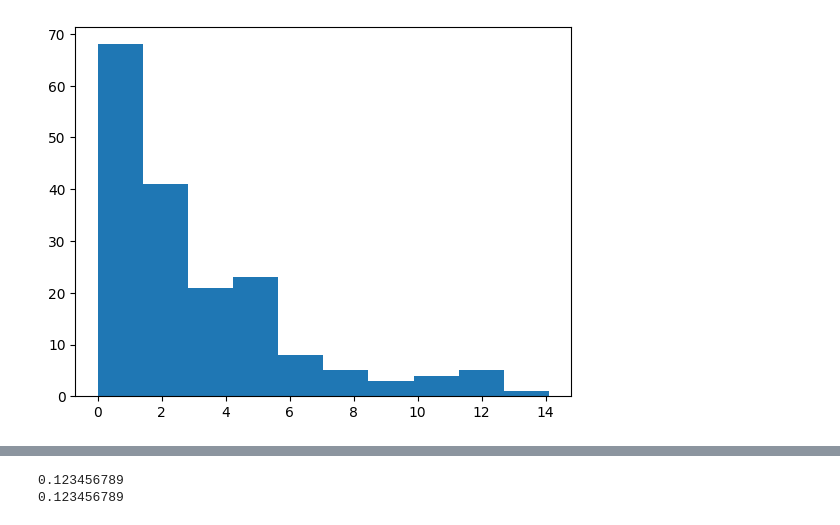
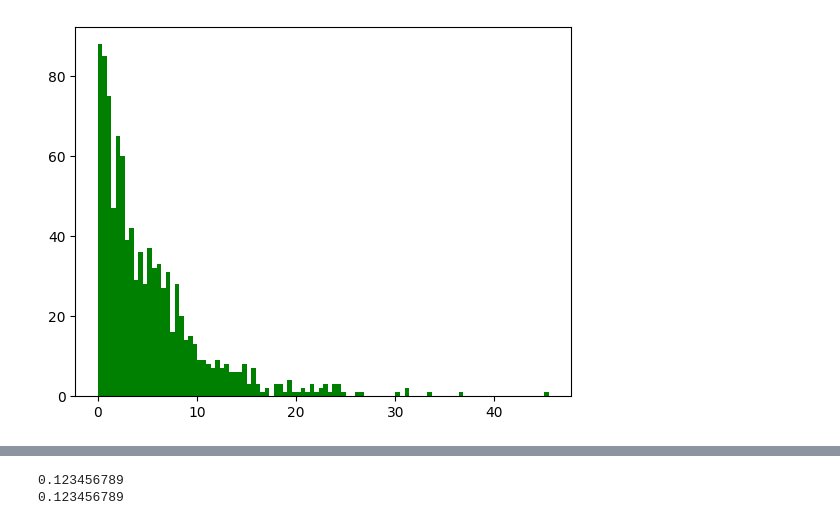
Before and after one commit to Wickidie/CollegeCs, a Jupyter notebook: Python/SimulationModeling/SimulationModeling.ipynb, the cells around one changed output, grey strips where cells are left out. Drawn from its saved outputs; the diff is of its cells as text; code cells hidden in the pictures.

```diff
--- a/Python/SimulationModeling/SimulationModeling.ipynb
+++ b/Python/SimulationModeling/SimulationModeling.ipynb
@@ -1,54 +1,87 @@
 # %%
 import numpy as np
 import pandas as pd
-import matplotlib
 from statsmodels.graphics.tsaplots import plot_acf
 import matplotlib.pyplot as plt
 
-def linearCongruentialMethod(seed, m, a, c, randomNums, noOfRandomNums):
-    already_seen = [-1] * (noOfRandomNums)
-    temp = ((seed * a) + c) % m
-    randomNums.append(round(temp / m, precision))
-    for i in range(1, noOfRandomNums):
-        temp = ((temp * a) + c) % m
-        randomNums.append(round(temp / m, precision))
-        if randomNums[i] not in already_seen:
-            already_seen[i] = randomNums[i]
+def linearCongruentialMethod(p_seed, p_m, p_a, p_c, p_noOfRandomNums, p_precision):
+    p_randomNums = []
+    p_already_seen = [-1] * (p_noOfRandomNums)
+    p_temp = ((p_seed * p_a) + p_c) % p_m
+    p_randomNums.append(round(p_temp / p_m, p_precision))
+    for i in range(1, p_noOfRandomNums):
+        p_temp = ((p_temp * p_a) + p_c) % p_m
+        p_randomNums.append(round(p_temp / p_m, p_precision))
+        if p_randomNums[i] not in p_already_seen:
+            p_already_seen[i] = p_randomNums[i]
         else:
             print("REPEAT AT = ", i)
             break
-    pass
+    return p_randomNums
 
-def inversTransformation(randomNums):
-    b = 3
+def inversTransformation(randomNums, precision):
+    inverse_variate = []
+    b = 5.372093023
     for i in range(0, len(randomNums), 1):
         x = -b * np.log(1 - randomNums[i])
-        randomVariate.append(x)
-        print(x)
-    pass
+        inverse_variate.append(round(x, precision))
+        # print(inverse_variate[i])
+    return inverse_variate
 
+def generateUniform(p_randomNums, p_precision):
+    p_uniform_variate = []
+    p_avg = 24.39534884
+    for i in range(0, len(p_randomNums), 1):
+        p_x = (2 * p_avg * p_randomNums[i])
+        p_uniform_variate.append(round(p_x, p_precision))
+        # print(uniform_variate[i])
+    return p_uniform_variate
 
+def generateKomposisi(p_randomNums, p_precision):
+    komposisi_variate = []
+    u1 = linearCongruentialMethod(42069, m, a, c, noOfRandomNums, p_precision)
+    u2 = linearCongruentialMethod(69420, m, a, c, noOfRandomNums, p_precision)
+    for i in range(0, len(p_randomNums), 1):
+        if u1[i] <= 0.5:
+            x = np.log(u2[i])
+        else:
+            x = -np.log(u2[i])
+        komposisi_variate.append(round(x, precision))
+        # print(u1[i])
+        # print(u2[i])
+        # print(komposisi_variate[i])
+    return komposisi_variate
 
-seed = 1
+seed = 12345
 m = 2**16 + 1    # Modulus parameter
 a = 75        # Multiplier term
 c = 74        # Increment term
-precision = 4
-noOfRandomNums = 10**4
-randomNums = []
-randomVariate = []
-list(randomNums)
-linearCongruentialMethod(seed, m, a, c, randomNums, noOfRandomNums)
+precision = 5
+noOfRandomNums = 10**3
+randomNums = linearCongruentialMethod(seed, m, a, c, noOfRandomNums, precision)
 for i in range(0, randomNums.__len__(), 1):
     # print(randomNums[i])
     pass
-inversTransformation(randomNums)
 
-data_lcg = pd.DataFrame(randomVariate)
-data_lcg.to_csv("data_lcg_1.csv")
+inverse_variate = inversTransformation(randomNums, precision)
+# uniform_variate = generateUniform(randomNums, precision)
+komposisi_variate = generateKomposisi(randomNums, precision)
+
+print("INVERSEEEE")
+data_lcg = pd.DataFrame(inverse_variate)
+data_lcg.to_csv("data_lcg_variate_1.csv")
 pd.plotting.lag_plot(data_lcg)      # ScatterPlot
 plt.show()
-plt.hist(data_lcg)                  # Histogram
+plt.hist(data_lcg, bins=100, color="green")                  # Histogram
 plot_acf(data_lcg)                  # AutoCorrelation
 plt.show()
+
+print("COMPOSITION")
+data_lcg = pd.DataFrame(komposisi_variate)
+data_lcg.to_csv("data_lcg_composition_1.csv")
+pd.plotting.lag_plot(data_lcg)      # ScatterPlot
+plt.show()
+plt.hist(data_lcg, bins=100, color="red")                  # Histogram
+plot_acf(data_lcg)                  # AutoCorrelation
+plt.show()
 # %% [output]
@@ -73 +90 @@ REPEAT AT =  178
-[figure, old version]
+[figure, new version]
```
Also changed, not shown: parts of 1 cell of this notebook.
